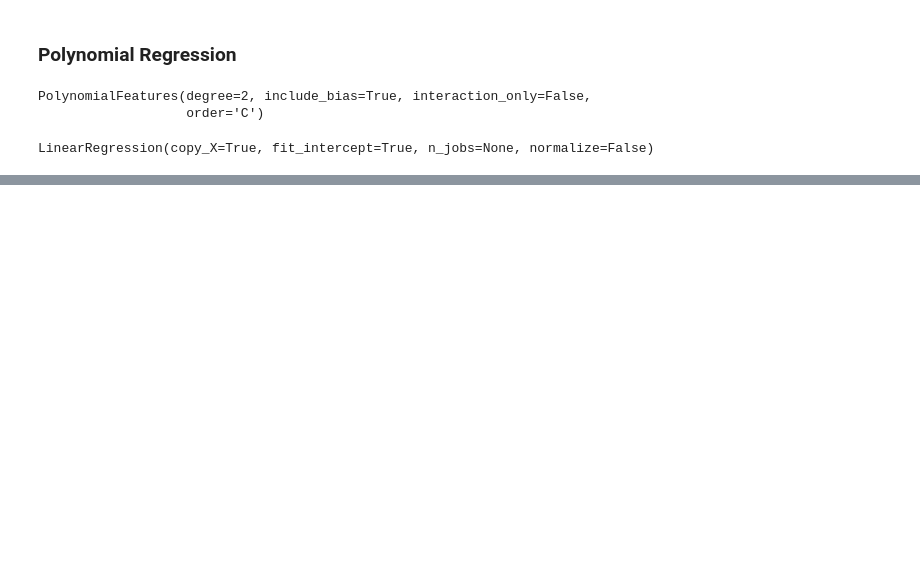
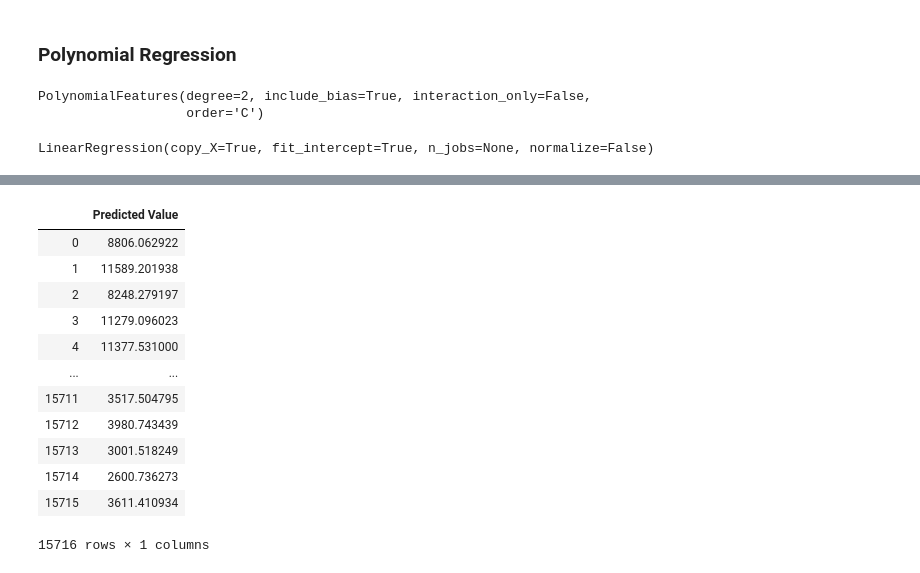
Before and after one commit to joseh4/Predicting_Black_Friday_Shopping_Purcahses, a Jupyter notebook: modeling_with_PCA_and_scaling.ipynb, the cells around one changed output, grey strips where cells are left out. Drawn from its saved outputs; the diff is of its cells as text; code cells hidden in the pictures; blank space fills up the shorter version.

```diff
--- a/modeling_with_PCA_and_scaling.ipynb
+++ b/modeling_with_PCA_and_scaling.ipynb
@@ -356,0 +409,18 @@ np.sqrt(_)
+# %%
+y_lr_pred = pd.DataFrame(y_lr_pred)
+y_lr_pred.rename(columns = {0:'Predicted Value'},inplace = True)
+y_lr_pred
+# %% [output]
+|  | Predicted Value |
+| 0 | 8806.062922 |
+| 1 | 11589.201938 |
+| 2 | 8248.279197 |
+| 3 | 11279.096023 |
+| 4 | 11377.531000 |
+| ... | ... |
+| 15711 | 3517.504795 |
+| 15712 | 3980.743439 |
+| 15713 | 3001.518249 |
+| 15714 | 2600.736273 |
+| 15715 | 3611.410934 |
+15716 rows × 1 columns
```
Also changed, not shown: parts of 29 cells of this notebook.
